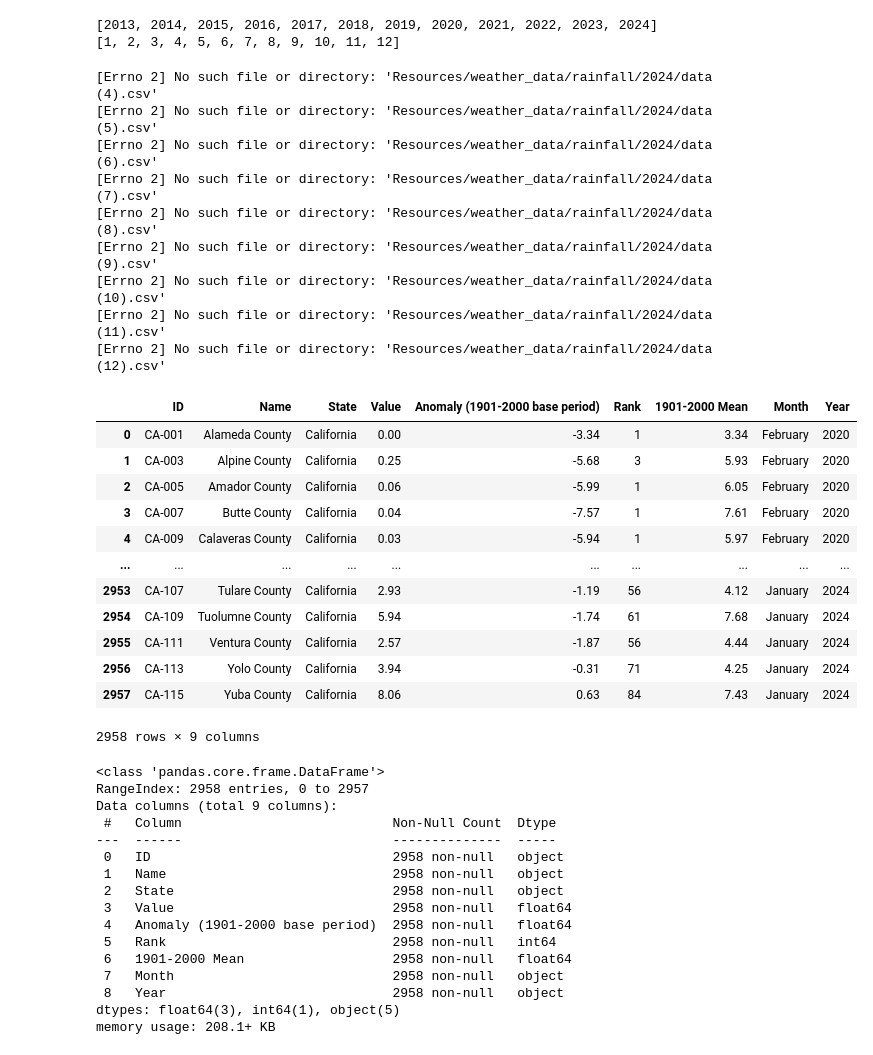
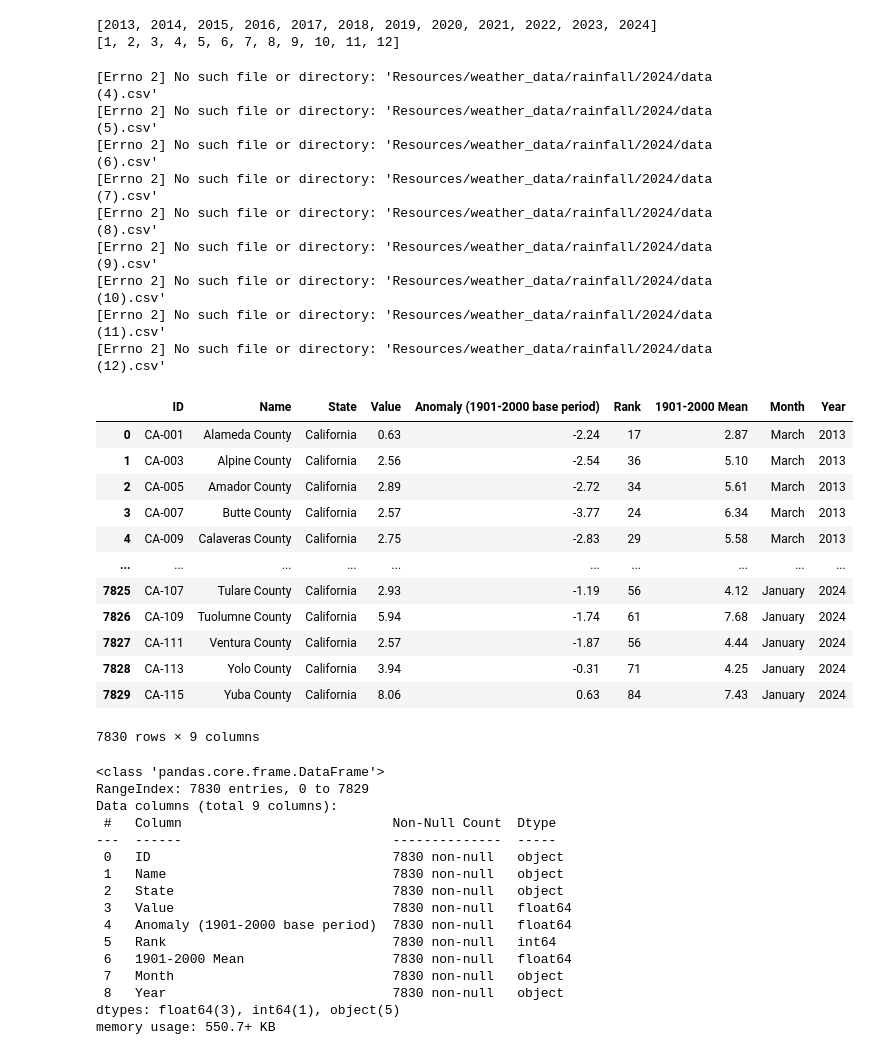
Before and after one commit to Alvin-Son/california_fire_analysis, a Jupyter notebook: rainfall_collection_&_cleaning.ipynb, the cells around one changed output. Cells and saved outputs as stored; diff of their text form; code cells hidden in the pictures.

```diff
--- a/WC_fire_collection_&_cleaning.ipynb
+++ b/rainfall_collection_&_cleaning.ipynb
@@ -6,7 +6,7 @@ import pandas as pd
 [1, 2, 3, 4, 5, 6, 7, 8, 9, 10, 11, 12]
 # %%
 # Create csv read range lists
-years = [year for year in range(2020, 2025)]
+years = [year for year in range(2013, 2025)]
 csv_numbers = [month for month in range(1, 13)]
 
 # Create empty DataFrame for combined data
@@ -18,65 +18,65 @@ for year in years:
 
         try:
             base_path = f"Resources/weather_data/rainfall/{year}/data ({num}).csv"
 
             header_row = pd.read_csv(base_path, nrows=0).columns[0]
             rainfall_data = pd.read_csv(base_path, skiprows=4)
 
             county_date = header_row.split()
             rainfall_month = county_date[0]
             rainfall_year = county_date[1]
 
             rainfall_data["Month"] = rainfall_month
             rainfall_data["Year"] = rainfall_year
             rainfall_all = pd.concat([rainfall_all, rainfall_data], ignore_index=True)
 
         except FileNotFoundError as e:
             print(e)
 
 rainfall_all
 # %% [output]
 [Errno 2] No such file or directory: 'Resources/weather_data/rainfall/2024/data (4).csv'
 [Errno 2] No such file or directory: 'Resources/weather_data/rainfall/2024/data (5).csv'
 [Errno 2] No such file or directory: 'Resources/weather_data/rainfall/2024/data (6).csv'
 [Errno 2] No such file or directory: 'Resources/weather_data/rainfall/2024/data (7).csv'
 [Errno 2] No such file or directory: 'Resources/weather_data/rainfall/2024/data (8).csv'
 [Errno 2] No such file or directory: 'Resources/weather_data/rainfall/2024/data (9).csv'
 [Errno 2] No such file or directory: 'Resources/weather_data/rainfall/2024/data (10).csv'
 [Errno 2] No such file or directory: 'Resources/weather_data/rainfall/2024/data (11).csv'
 [Errno 2] No such file or directory: 'Resources/weather_data/rainfall/2024/data (12).csv'
 |  | ID | Name | State | Value | Anomaly (1901-2000 base period) | Rank | 1901-2000 Mean | Month | Year |
-| 0 | CA-001 | Alameda County | California | 0.00 | -3.34 | 1 | 3.34 | February | 2020 |
-| 1 | CA-003 | Alpine County | California | 0.25 | -5.68 | 3 | 5.93 | February | 2020 |
-| 2 | CA-005 | Amador County | California | 0.06 | -5.99 | 1 | 6.05 | February | 2020 |
-| 3 | CA-007 | Butte County | California | 0.04 | -7.57 | 1 | 7.61 | February | 2020 |
-| 4 | CA-009 | Calaveras County | California | 0.03 | -5.94 | 1 | 5.97 | February | 2020 |
+| 0 | CA-001 | Alameda County | California | 0.63 | -2.24 | 17 | 2.87 | March | 2013 |
+| 1 | CA-003 | Alpine County | California | 2.56 | -2.54 | 36 | 5.10 | March | 2013 |
+| 2 | CA-005 | Amador County | California | 2.89 | -2.72 | 34 | 5.61 | March | 2013 |
+| 3 | CA-007 | Butte County | California | 2.57 | -3.77 | 24 | 6.34 | March | 2013 |
+| 4 | CA-009 | Calaveras County | California | 2.75 | -2.83 | 29 | 5.58 | March | 2013 |
 | ... | ... | ... | ... | ... | ... | ... | ... | ... | ... |
-| 2953 | CA-107 | Tulare County | California | 2.93 | -1.19 | 56 | 4.12 | January | 2024 |
-| 2954 | CA-109 | Tuolumne County | California | 5.94 | -1.74 | 61 | 7.68 | January | 2024 |
-| 2955 | CA-111 | Ventura County | California | 2.57 | -1.87 | 56 | 4.44 | January | 2024 |
-| 2956 | CA-113 | Yolo County | California | 3.94 | -0.31 | 71 | 4.25 | January | 2024 |
-| 2957 | CA-115 | Yuba County | California | 8.06 | 0.63 | 84 | 7.43 | January | 2024 |
+| 7825 | CA-107 | Tulare County | California | 2.93 | -1.19 | 56 | 4.12 | January | 2024 |
+| 7826 | CA-109 | Tuolumne County | California | 5.94 | -1.74 | 61 | 7.68 | January | 2024 |
+| 7827 | CA-111 | Ventura County | California | 2.57 | -1.87 | 56 | 4.44 | January | 2024 |
+| 7828 | CA-113 | Yolo County | California | 3.94 | -0.31 | 71 | 4.25 | January | 2024 |
+| 7829 | CA-115 | Yuba County | California | 8.06 | 0.63 | 84 | 7.43 | January | 2024 |
-2958 rows × 9 columns
+7830 rows × 9 columns
 # %%
 # Check to see if all data has enteres correctly
 rainfall_all.info()
 # %% [output]
 <class 'pandas.core.frame.DataFrame'>
-RangeIndex: 2958 entries, 0 to 2957
+RangeIndex: 7830 entries, 0 to 7829
 Data columns (total 9 columns):
  #   Column                           Non-Null Count  Dtype
 ---  ------                           --------------  -----
- 0   ID                               2958 non-null   object
- 1   Name                             2958 non-null   object
- 2   State                            2958 non-null   object
- 3   Value                            2958 non-null   float64
- 4   Anomaly (1901-2000 base period)  2958 non-null   float64
- 5   Rank                             2958 non-null   int64
- 6   1901-2000 Mean                   2958 non-null   float64
- 7   Month                            2958 non-null   object
- 8   Year                             2958 non-null   object
+ 0   ID                               7830 non-null   object
+ 1   Name                             7830 non-null   object
+ 2   State                            7830 non-null   object
+ 3   Value                            7830 non-null   float64
+ 4   Anomaly (1901-2000 base period)  7830 non-null   float64
+ 5   Rank                             7830 non-null   int64
+ 6   1901-2000 Mean                   7830 non-null   float64
+ 7   Month                            7830 non-null   object
+ 8   Year                             7830 non-null   object
 dtypes: float64(3), int64(1), object(5)
-memory usage: 208.1+ KB
+memory usage: 550.7+ KB
 # %%
 # Insert column for County
 rainfall_all["County"] = [row.rsplit(' ', 1)[0] for row in rainfall_all["Name"]]
```
Also changed, not shown: parts of 5 cells of this notebook, 9 other files.
